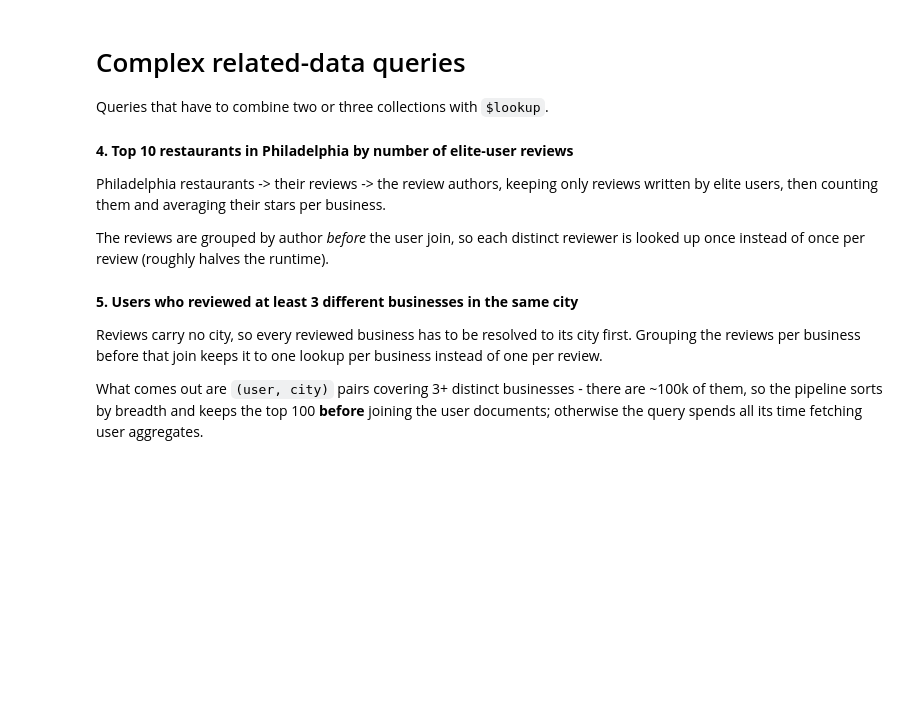
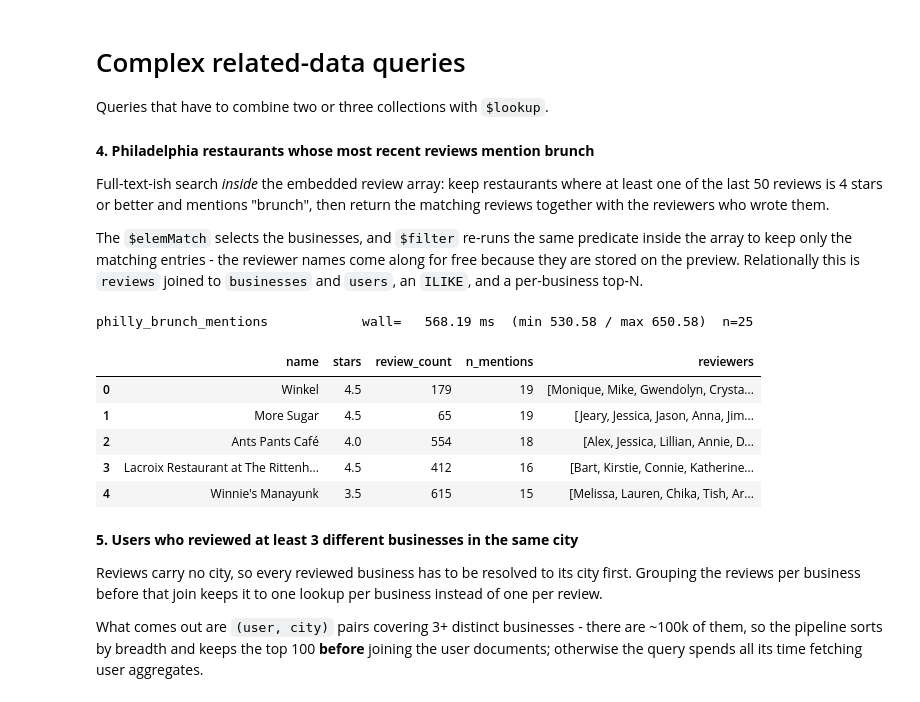
Before and after one commit to Hekaton003/NBP_Proekt, a Jupyter notebook: mongodb_query_benchmark.ipynb, the cells around one changed output. Saved outputs shown, nothing was run; the diff lists cells and outputs as text; code cells hidden in the pictures; blank space fills up the shorter version.

```diff
--- a/mongodb_query_benchmark.ipynb
+++ b/mongodb_query_benchmark.ipynb
@@ -133,10 +186,13 @@ bench("philly_with_parking_lot",
 
 Queries that have to combine two or three collections with `$lookup`.
 # %% [markdown]
-**4. Top 10 restaurants in Philadelphia by number of elite-user reviews**
+**4. Philadelphia restaurants whose most recent reviews mention brunch**
 
-Philadelphia restaurants -> their reviews -> the review authors, keeping only reviews
-written by elite users, then counting them and averaging their stars per business.
+Full-text-ish search *inside* the embedded review array: keep restaurants where at least
+one of the last 50 reviews is 4 stars or better and mentions "brunch", then return the
+matching reviews together with the reviewers who wrote them.
 
-The reviews are grouped by author *before* the user join, so each distinct reviewer is
-looked up once instead of once per review (roughly halves the runtime).
+The `$elemMatch` selects the businesses, and `$filter` re-runs the same predicate inside
+the array to keep only the matching entries - the reviewer names come along for free
+because they are stored on the preview. Relationally this is `reviews` joined to
+`businesses` and `users`, an `ILIKE`, and a per-business top-N.
@@ -178,3 +199,37 @@ bench("top_restaurants_by_elite_reviews",
+# %%
+philly_brunch_mentions = bench("philly_brunch_mentions",
+      lambda: db.businesses.aggregate([
+          {"$match": {
+              "location.city": CITY,
+              "categories": "Restaurants",
+              "reviews_preview": {"$elemMatch": {
+                  "text": {"$regex": "brunch", "$options": "i"},
+                  "stars": {"$gte": 4}}}}},
+          {"$project": {
+              "_id": 0, "name": 1, "stars": 1, "review_count": 1,
+              "mentions": {"$filter": {
+                  "input": "$reviews_preview", "as": "r",
+                  "cond": {"$and": [
+                      {"$gte": ["$$r.stars", 4]},
+                      {"$regexMatch": {"input": "$$r.text", "regex": "brunch",
+                                       "options": "i"}}]}}}}},
+          {"$addFields": {"n_mentions": {"$size": "$mentions"},
+                          "reviewers": "$mentions.user_name"}},
+          {"$project": {"mentions": 0}},
+          {"$sort": {"n_mentions": -1, "review_count": -1}},
+          {"$limit": 25},
+      ], allowDiskUse=True))
+# %% [output]
+philly_brunch_mentions            wall=   568.19 ms  (min 530.58 / max 650.58)  n=25
+# %%
+philly_brunch_mentions.head()
+# %% [output]
+|  | name | stars | review_count | n_mentions | reviewers |
+| 0 | Winkel | 4.5 | 179 | 19 | [Monique, Mike, Gwendolyn, Crysta... |
+| 1 | More Sugar | 4.5 | 65 | 19 | [Jeary, Jessica, Jason, Anna, Jim... |
+| 2 | Ants Pants Café | 4.0 | 554 | 18 | [Alex, Jessica, Lillian, Annie, D... |
+| 3 | Lacroix Restaurant at The Rittenh... | 4.5 | 412 | 16 | [Bart, Kirstie, Connie, Katherine... |
+| 4 | Winnie's Manayunk | 3.5 | 615 | 15 | [Melissa, Lauren, Chika, Tish, Ar... |
 # %% [markdown]
 **5. Users who reviewed at least 3 different businesses in the same city**
 
```
Also changed, not shown: parts of 26 cells of this notebook, 3 other files.
